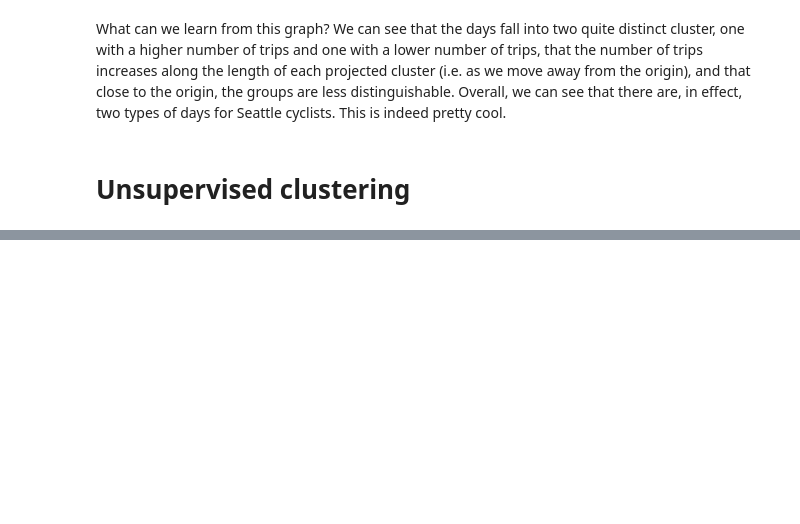
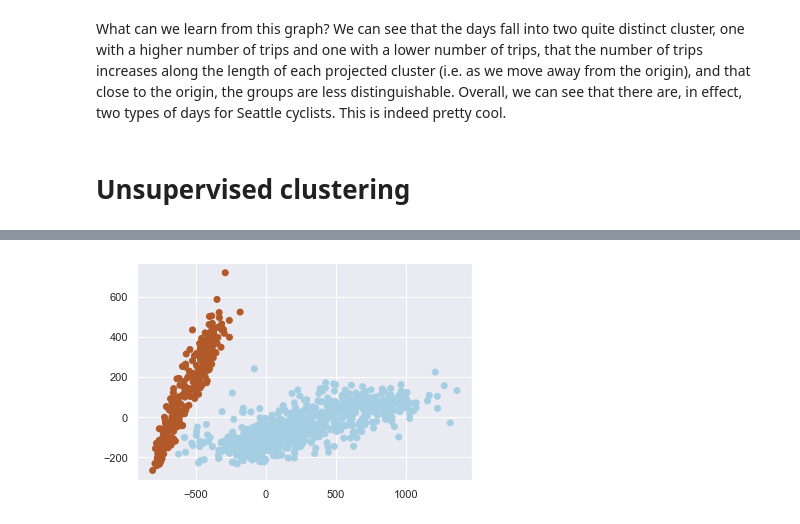
Before and after one commit to fabiangunzinger/seattle_cycling, a Jupyter notebook: seattle_unsupervised_exploring.ipynb, the cells around one changed output, grey strips where cells are left out. Drawn from its saved outputs; the diff is of its cells as text; code cells hidden in the pictures; blank space fills up the shorter version.

```diff
--- a/seattle_unsupervised_exploring.ipynb
+++ b/seattle_unsupervised_exploring.ipynb
@@ -75,9 +77,15 @@ What can we learn from this graph? We can see that the days fall into two quite
 # %% [markdown]
 # Unsupervised clustering
 # %%
-from sklearn.mixture import GMM
+# Use a Gaussian mixture model to separate days into two clusters
+
+from sklearn.mixture import GaussianMixture as GMM
 gmm = GMM(2, covariance_type='full', random_state=0)
 gmm.fit(Xpca)
 cluster_label = gmm.predict(Xpca)
-plt.scatter(Xpca[:, 0], Xpca[:, 1], c=cluster_label)
+plt.scatter(Xpca[:, 0],
+            Xpca[:, 1],
+            c=cluster_label,
+            cmap='Paired'
+           );
 # %% [output]
@@ -84,0 +92 @@ ImportError: cannot import name 'GMM' from 'sklearn.mixture' (/Users/fabiangunzi
+[figure, added]
```
Also changed, not shown: parts of 27 cells of this notebook.
